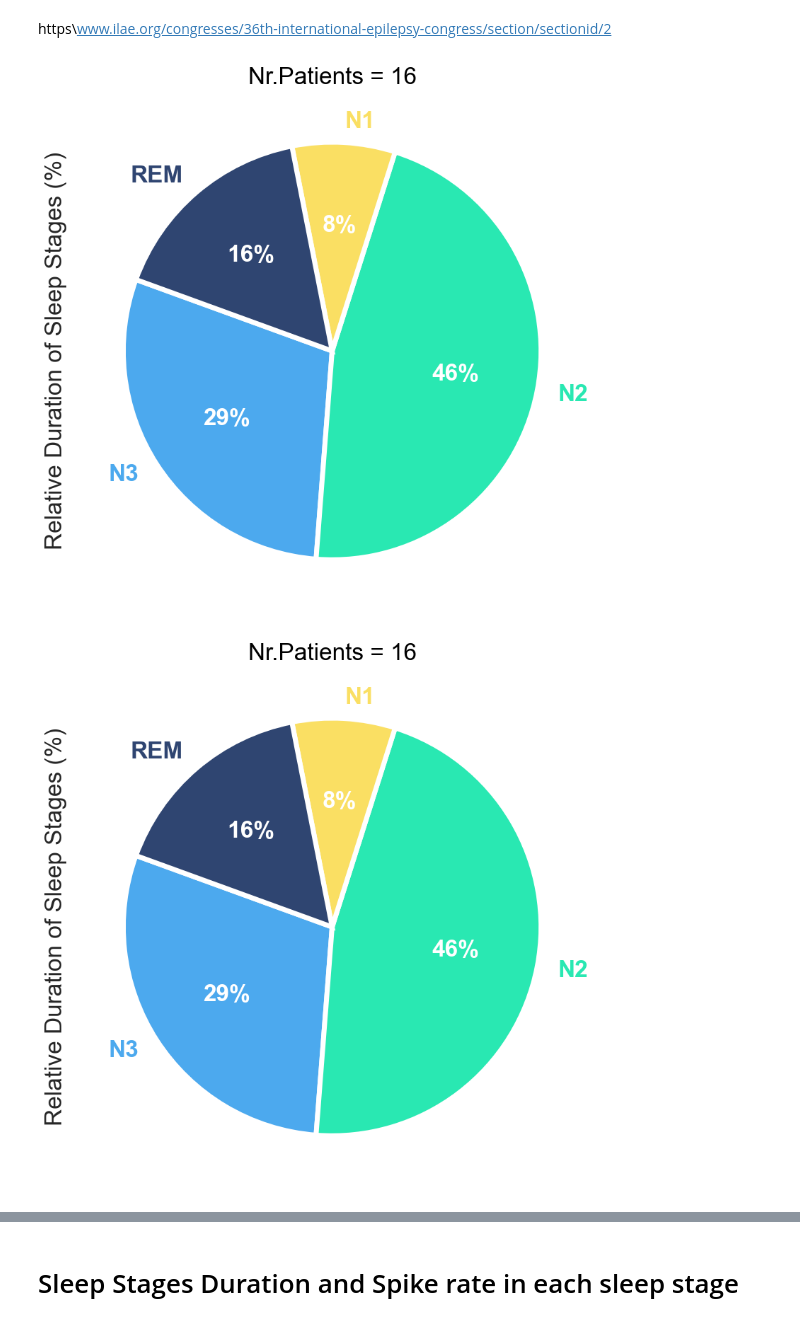
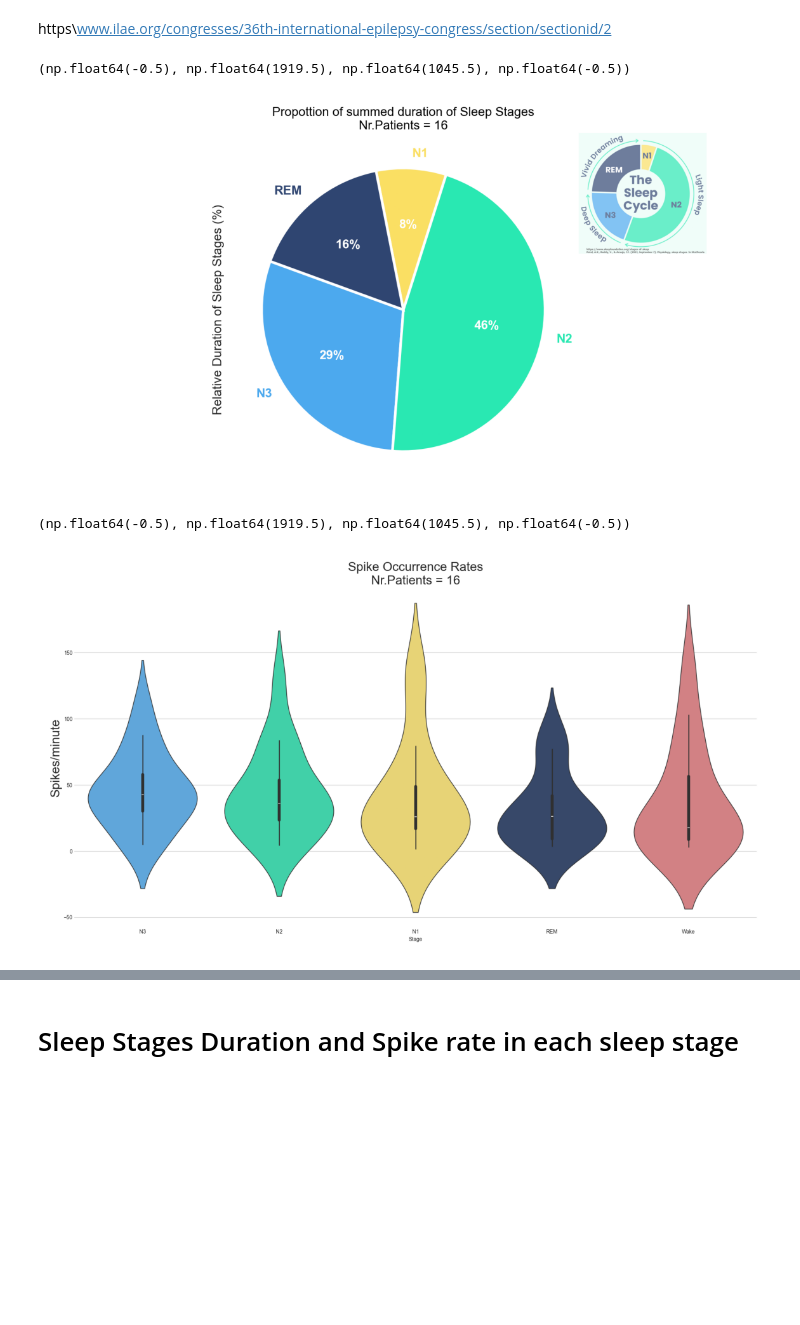
Before and after one commit to Daniel-Lachner-Piza/pyeeg_toolbox, a Jupyter notebook: pyeeg_toolbox/persyst/ILAES_2025_Analysis.ipynb, the cells around one changed output, grey strips where cells are left out. Cells and saved outputs as stored; diff of their text form; code cells hidden in the pictures; blank space fills up the shorter version.

```diff
--- a/pyeeg_toolbox/persyst/ILAES_2025_Analysis.ipynb
+++ b/pyeeg_toolbox/persyst/ILAES_2025_Analysis.ipynb
@@ -14,8 +9,22 @@ from studies_info import fr_ILAES2025_patients
 import an_ilaes_2025 as ilae
 # %% [markdown]
 https\\www.ilae.org/congresses/36th-international-epilepsy-congress/section/sectionid/2
+# %%
+images_output_path = Path("C:/Users/HFO/Development/pyeeg_toolbox/Images_Output")
+FIGSIZE = (16, 8)
 # %%
-ilae.plot_sleep_stage_durations()
+fig, ax = plt.subplots(1, 1, figsize=FIGSIZE)
+image = plt.imread(images_output_path / "Duration_Of_Sleep_Stages.png")
+ax.imshow(image)
+ax.axis('off')
 # %% [output]
+(np.float64(-0.5), np.float64(1919.5), np.float64(1045.5), np.float64(-0.5))
-[figure, old version]
+[figure, new version]
-[figure, removed]
+# %%
+fig, ax = plt.subplots(1, 1, figsize=FIGSIZE)
+image = plt.imread(images_output_path / "Spike_Occurrence_Rates.png")
+ax.imshow(image)
+ax.axis('off')
+# %% [output]
+(np.float64(-0.5), np.float64(1919.5), np.float64(1045.5), np.float64(-0.5))
+[figure, added]
```
Also changed, not shown: parts of 4 cells of this notebook, 3 other files.
